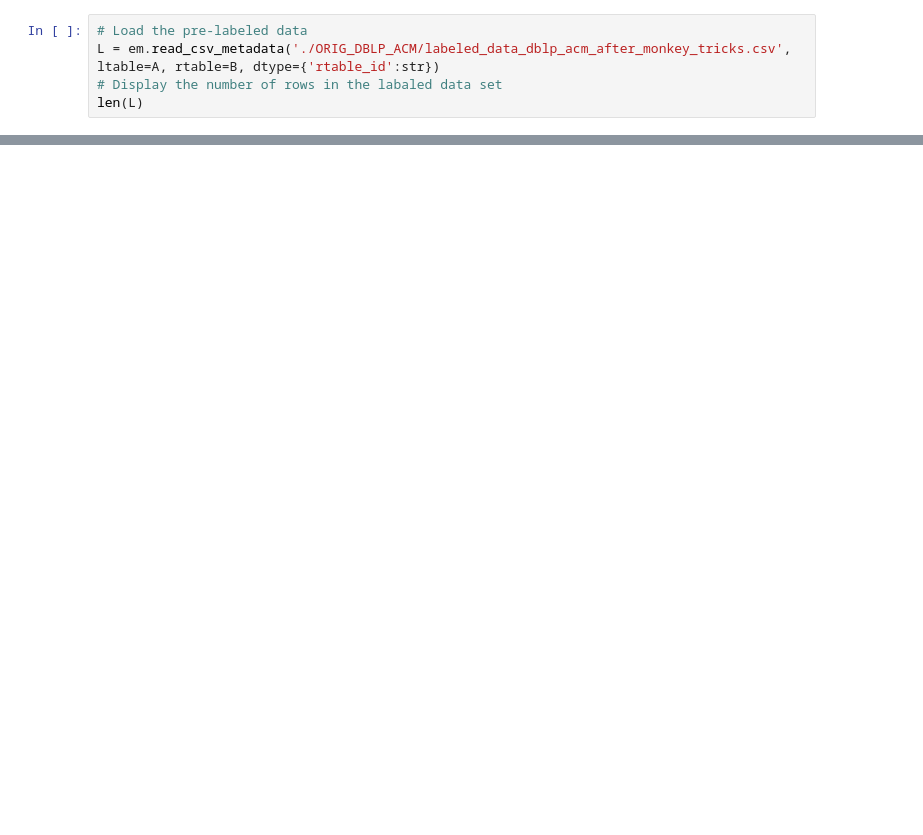
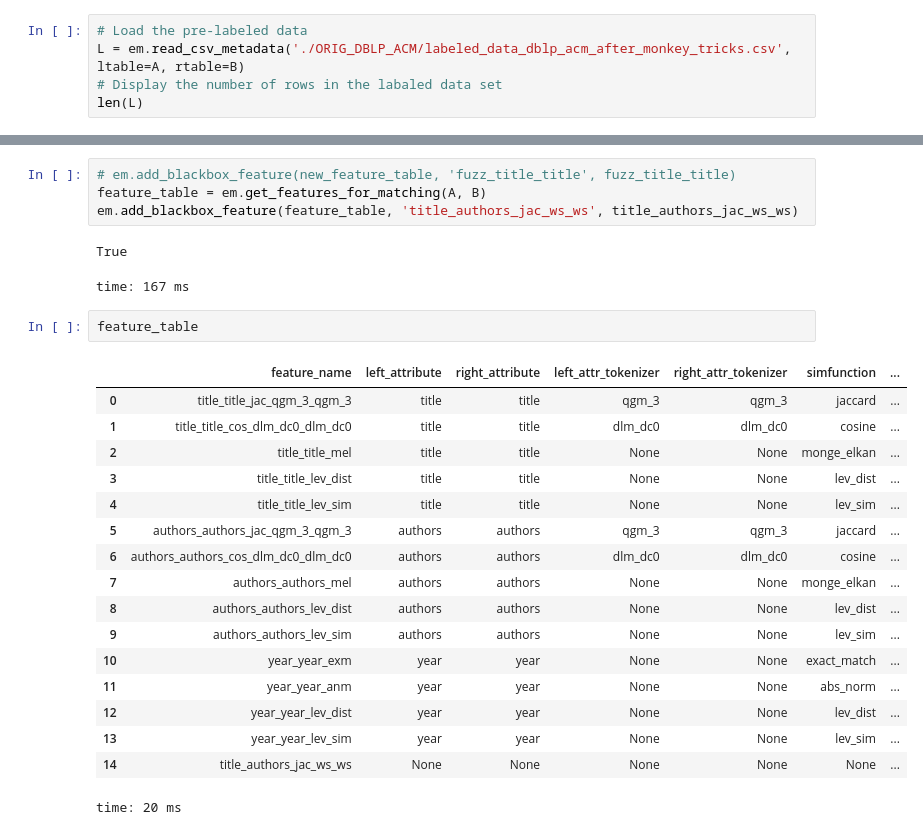
Before and after one commit to shrunambiar/py_entitymatching, a Jupyter notebook: notebooks/how-to-guides/Demo/mur_demo_notebook_try2.ipynb, the cells around one changed output, grey strips where cells are left out. Saved outputs shown, nothing was run; the diff lists cells and outputs as text; blank space fills up the shorter version.

```diff
--- a/notebooks/how-to-guides/Demo/mur_demo_notebook_try2.ipynb
+++ b/notebooks/how-to-guides/Demo/mur_demo_notebook_try2.ipynb
@@ -170,6 +174,6 @@ time: 526 µs
 # %%
 # Load the pre-labeled data
-L = em.read_csv_metadata('./ORIG_DBLP_ACM/labeled_data_dblp_acm_after_monkey_tricks.csv', ltable=A, rtable=B, dtype={'rtable_id':str})
+L = em.read_csv_metadata('./ORIG_DBLP_ACM/labeled_data_dblp_acm_after_monkey_tricks.csv', ltable=A, rtable=B)
 # Display the number of rows in the labaled data set
 len(L)
 # %% [output]
@@ -298,0 +405,27 @@ time: 13.1 s
+# %%
+# em.add_blackbox_feature(new_feature_table, 'fuzz_title_title', fuzz_title_title)
+feature_table = em.get_features_for_matching(A, B)
+em.add_blackbox_feature(feature_table, 'title_authors_jac_ws_ws', title_authors_jac_ws_ws)
+# %% [output]
+True
+time: 167 ms
+# %%
+feature_table
+# %% [output]
+|  | feature_name | left_attribute | right_attribute | left_attr_tokenizer | right_attr_tokenizer | simfunction | ... |
+| 0 | title_title_jac_qgm_3_qgm_3 | title | title | qgm_3 | qgm_3 | jaccard | ... |
+| 1 | title_title_cos_dlm_dc0_dlm_dc0 | title | title | dlm_dc0 | dlm_dc0 | cosine | ... |
+| 2 | title_title_mel | title | title | None | None | monge_elkan | ... |
+| 3 | title_title_lev_dist | title | title | None | None | lev_dist | ... |
+| 4 | title_title_lev_sim | title | title | None | None | lev_sim | ... |
+| 5 | authors_authors_jac_qgm_3_qgm_3 | authors | authors | qgm_3 | qgm_3 | jaccard | ... |
+| 6 | authors_authors_cos_dlm_dc0_dlm_dc0 | authors | authors | dlm_dc0 | dlm_dc0 | cosine | ... |
+| 7 | authors_authors_mel | authors | authors | None | None | monge_elkan | ... |
+| 8 | authors_authors_lev_dist | authors | authors | None | None | lev_dist | ... |
+| 9 | authors_authors_lev_sim | authors | authors | None | None | lev_sim | ... |
+| 10 | year_year_exm | year | year | None | None | exact_match | ... |
+| 11 | year_year_anm | year | year | None | None | abs_norm | ... |
+| 12 | year_year_lev_dist | year | year | None | None | lev_dist | ... |
+| 13 | year_year_lev_sim | year | year | None | None | lev_sim | ... |
+| 14 | title_authors_jac_ws_ws | None | None | None | None | None | ... |
+time: 20 ms
```
Also changed, not shown: parts of 55 cells of this notebook, 21 other files.
